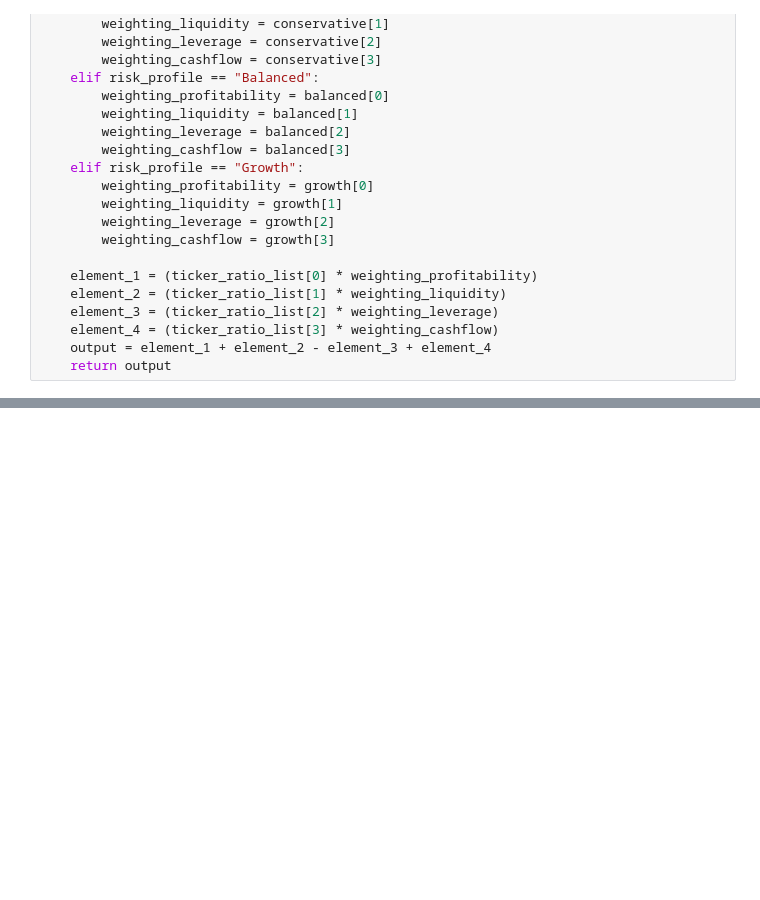
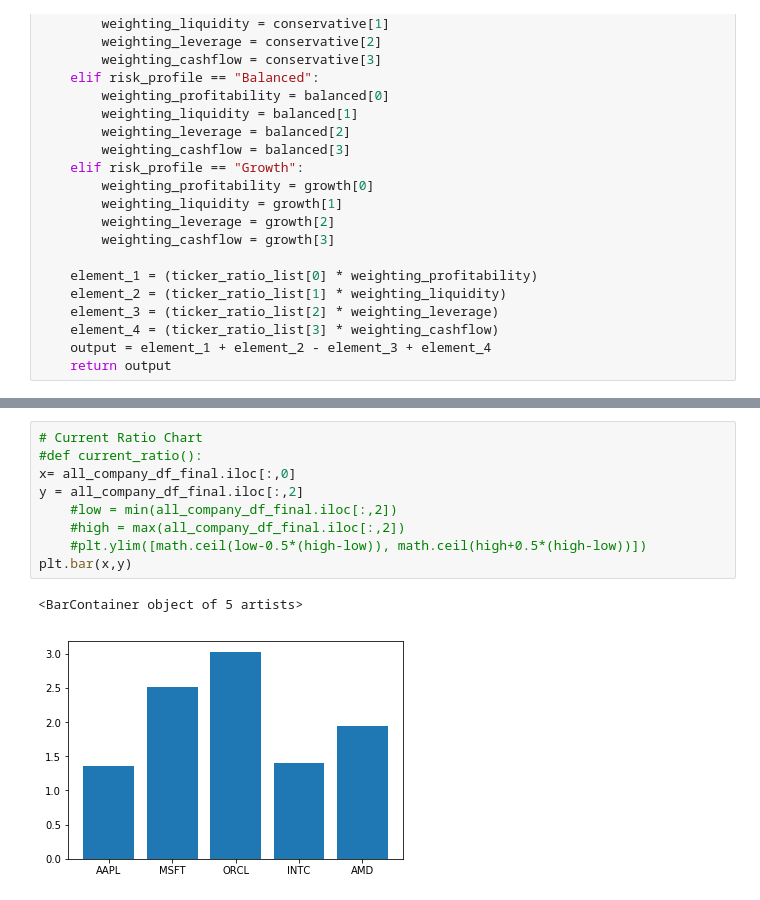
Before and after one commit to kedarmoh/FinTechProjectA, a Jupyter notebook: Project_1_FirstFile_Updated_Kedar.ipynb, the cells around one changed output, grey strips where cells are left out. Drawn from its saved outputs; the diff is of its cells as text; blank space fills up the shorter version.

```diff
--- a/Project_1_FirstFile_Updated_Kedar.ipynb
+++ b/Project_1_FirstFile_Updated_Kedar.ipynb
@@ -254,0 +264,12 @@ interact(recommendation, risk_profile=RiskProfile)
+# %%
+# Current Ratio Chart
+#def current_ratio():
+x= all_company_df_final.iloc[:,0]
+y = all_company_df_final.iloc[:,2]
+    #low = min(all_company_df_final.iloc[:,2])
+    #high = max(all_company_df_final.iloc[:,2])
+    #plt.ylim([math.ceil(low-0.5*(high-low)), math.ceil(high+0.5*(high-low))])
+plt.bar(x,y)
+# %% [output]
+<BarContainer object of 5 artists>
+[figure, added]
```
Also changed, not shown: parts of 13 cells of this notebook.
